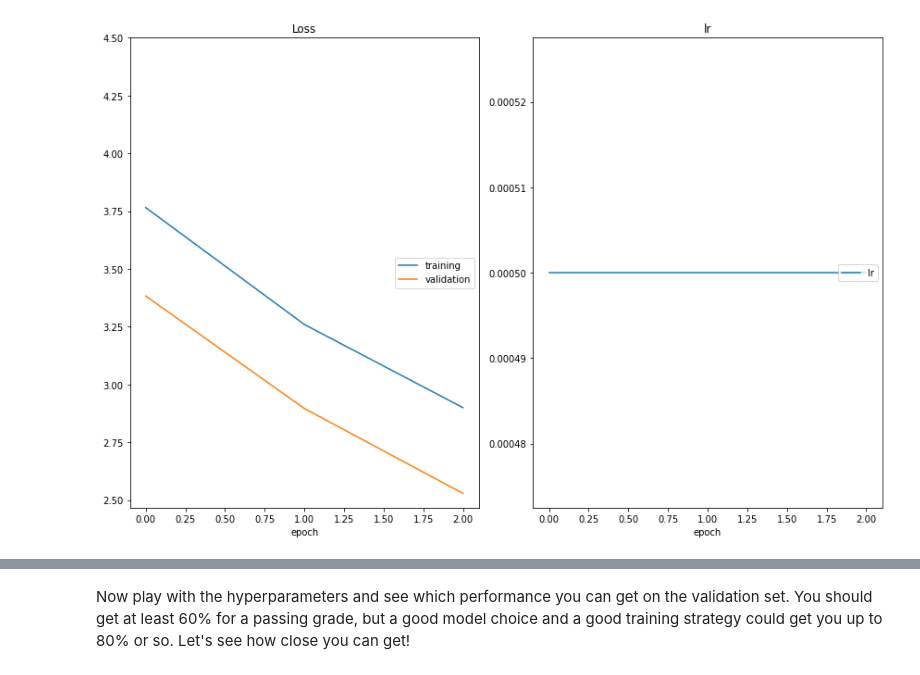
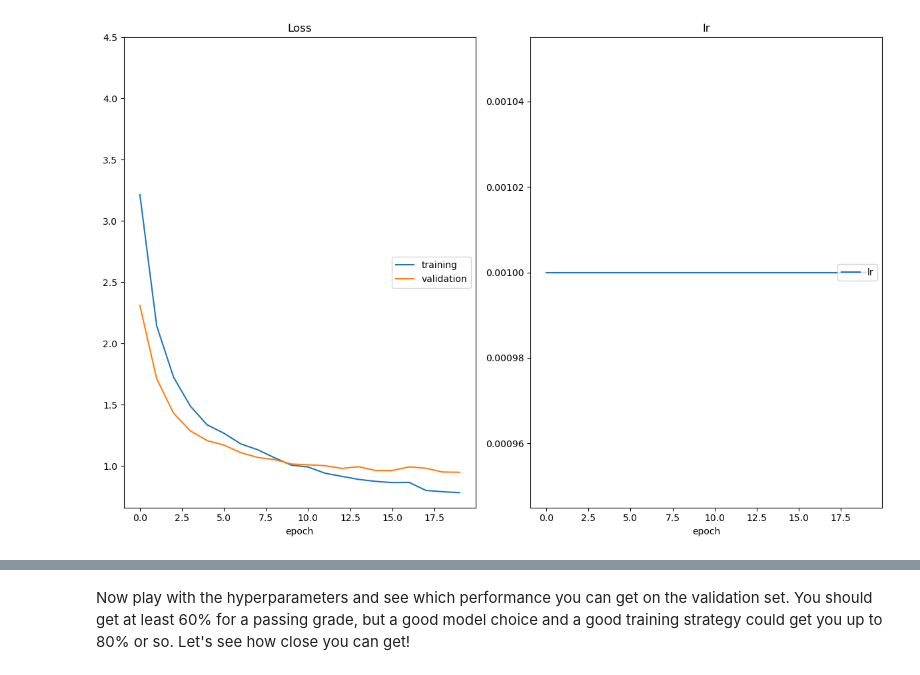
Before and after one commit to EzekielEkanem/landmark_images, a Jupyter notebook: transfer_learning.ipynb, the cells around one changed output, grey strips where cells are left out. Drawn from its saved outputs; the diff is of its cells as text; code cells hidden in the pictures.

```diff
--- a/transfer_learning.ipynb
+++ b/transfer_learning.ipynb
@@ -50,7 +57,7 @@ Let's train our transfer learning model! Let's start defining the hyperparameter
 # %%
 batch_size = 64  # size of the minibatch for stochastic gradient descent (or Adam)
 valid_size = 0.2  # fraction of the training data to reserve for validation
-num_epochs = 50  # number of epochs for training
+num_epochs = 20  # number of epochs for training
 num_classes = 50  # number of classes. Do not change this
 learning_rate = 0.001  # Learning rate for SGD (or Adam)
 opt = 'adam'      # optimizer. 'sgd' or 'adam'
@@ -60,35 +67,35 @@ from src.data import get_data_loaders
 from src.optimization import get_optimizer, get_loss
 from src.train import optimize
 from src.transfer import get_model_transfer_learning
 
 # Get a model using get_model_transfer_learning. Use one of the names reported here:
 # https://pytorch.org/vision/0.10/models.html
 # For example, if you want to load ResNet 18, use "resnet18"
 # NOTE: use the hyperparameters defined in the previous cell, do NOT copy/paste the
 # values
-model_transfer = get_model_transfer_learning(model_name="densenet121", num_classes=num_classes)
+model_transfer = get_model_transfer_learning(model_name="densenet121", n_classes=num_classes)
 
 # train the model
 data_loaders = get_data_loaders(batch_size=batch_size)
 optimizer = get_optimizer(
     model_transfer,
     learning_rate=learning_rate,
     optimizer=opt,
     weight_decay=weight_decay,
 )
 loss = get_loss()
 
 optimize(
     data_loaders,
     model_transfer,
     optimizer,
     loss,
     n_epochs=num_epochs,
     save_path="checkpoints/model_transfer.pt",
     interactive_tracking=True
 )
 # %% [output]
-[figure, old version]
+[figure, new version]
 # %% [markdown]
 <img src="static_images/icons/noun-question-mark-869751.png" alt="?" style="width:25px"/> __Question:__ Outline the steps you took to get to your final CNN architecture and your reasoning at each step.  Describe why you think the architecture is suitable for the current problem.
 # %% [markdown]
```
Also changed, not shown: parts of 5 cells of this notebook, 11 other files.
